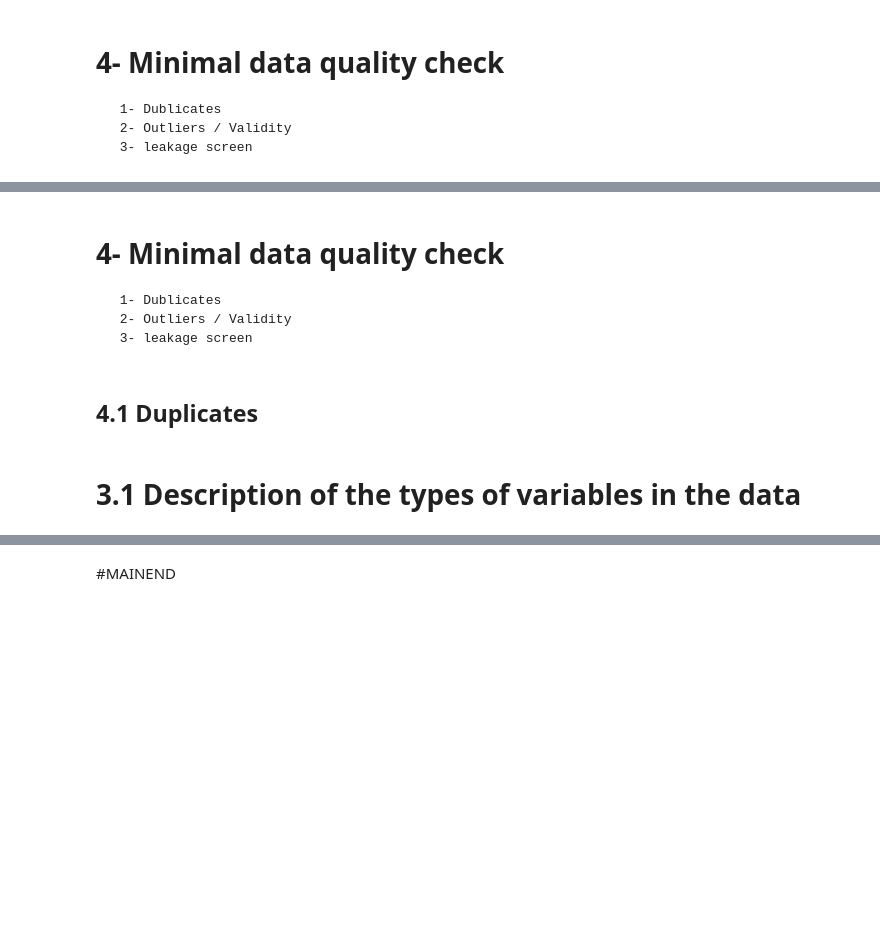
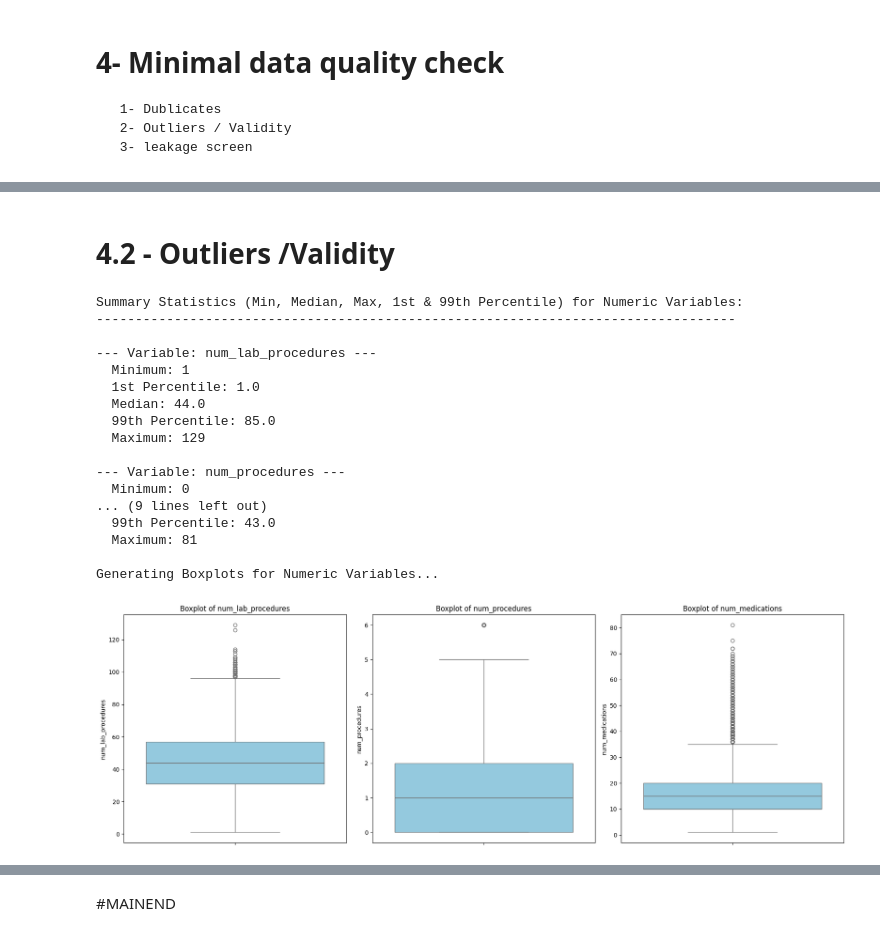
Before and after one commit to joezein71/AIHC-5010-Winter-2026, a Jupyter notebook: 20260122_Assignment1_Colab_Workflow_Zein.ipynb, the cells around one changed output, grey strips where cells are left out. Drawn from its saved outputs; the diff is of its cells as text; code cells hidden in the pictures; blank space fills up the shorter version.

```diff
--- a/20260122_Assignment1_Colab_Workflow_Zein.ipynb
+++ b/20260122_Assignment1_Colab_Workflow_Zein.ipynb
@@ -157,9 +257,9 @@ columns_to_convert = ['encounter_id', 'patient_nbr', 'admission_type_id', 'disch
 
 for col in columns_to_convert:
     if col in X_train.columns:
-        X_train[col] = X_train[col].astype('object')
+        X_train[col] = X_train[col].astype('string')
     if col in test.columns:
-        test[col] = test[col].astype('object')
+        test[col] = test[col].astype('string')
 
 print("Data types after conversion (X_train):")
 X_train.info()
@@ -467,9 +798,60 @@ for col in variables_to_analyze:
 # %% [markdown]
-# **4- Minimal data quality check**
-     1- Dublicates
-     2- Outliers / Validity
-     3- leakage screen
+# **4.2 - Outliers /Validity**
-# %% [markdown]
-## **4.1 Duplicates**
-# %% [markdown]
-# 3.1 Description of the types of variables in the data
+# %%
+import matplotlib.pyplot as plt
+import seaborn as sns
+
+variables_to_analyze = ['num_lab_procedures', 'num_procedures', 'num_medications']
+
+print("Summary Statistics (Min, Median, Max, 1st & 99th Percentile) for Numeric Variables:")
+print("----------------------------------------------------------------------------------")
+
+for col in variables_to_analyze:
+    if col in X_train.columns:
+        print(f"\n--- Variable: {col} ---")
+        minimum = X_train[col].min()
+        median = X_train[col].median()
+        maximum = X_train[col].max()
+        p1 = X_train[col].quantile(0.01)
+        p99 = X_train[col].quantile(0.99)
+
+        print(f"  Minimum: {minimum}")
+        print(f"  1st Percentile: {p1}")
+        print(f"  Median: {median}")
+        print(f"  99th Percentile: {p99}")
+        print(f"  Maximum: {maximum}")
+    else:
+        print(f"Variable '{col}' not found in X_train.")
+
+print("\nGenerating Boxplots for Numeric Variables...")
+
+plt.figure(figsize=(18, 6))
+for i, col in enumerate(variables_to_analyze):
+    if col in X_train.columns:
+        plt.subplot(1, len(variables_to_analyze), i + 1)
+        sns.boxplot(y=X_train[col], color='skyblue')
+        plt.title(f'Boxplot of {col}')
+        plt.ylabel(col)
+    else:
+        print(f"Could not generate boxplot for '{col}' as it's not in X_train.")
+plt.tight_layout()
+plt.show()
+# %% [output]
+Summary Statistics (Min, Median, Max, 1st & 99th Percentile) for Numeric Variables:
+----------------------------------------------------------------------------------
+
+--- Variable: num_lab_procedures ---
+  Minimum: 1
+  1st Percentile: 1.0
+  Median: 44.0
+  99th Percentile: 85.0
+  Maximum: 129
+
+--- Variable: num_procedures ---
+  Minimum: 0
+... (9 lines left out)
+  99th Percentile: 43.0
+  Maximum: 81
+
+Generating Boxplots for Numeric Variables...
+[figure, added]
```
Also changed, not shown: parts of 36 cells of this notebook.
